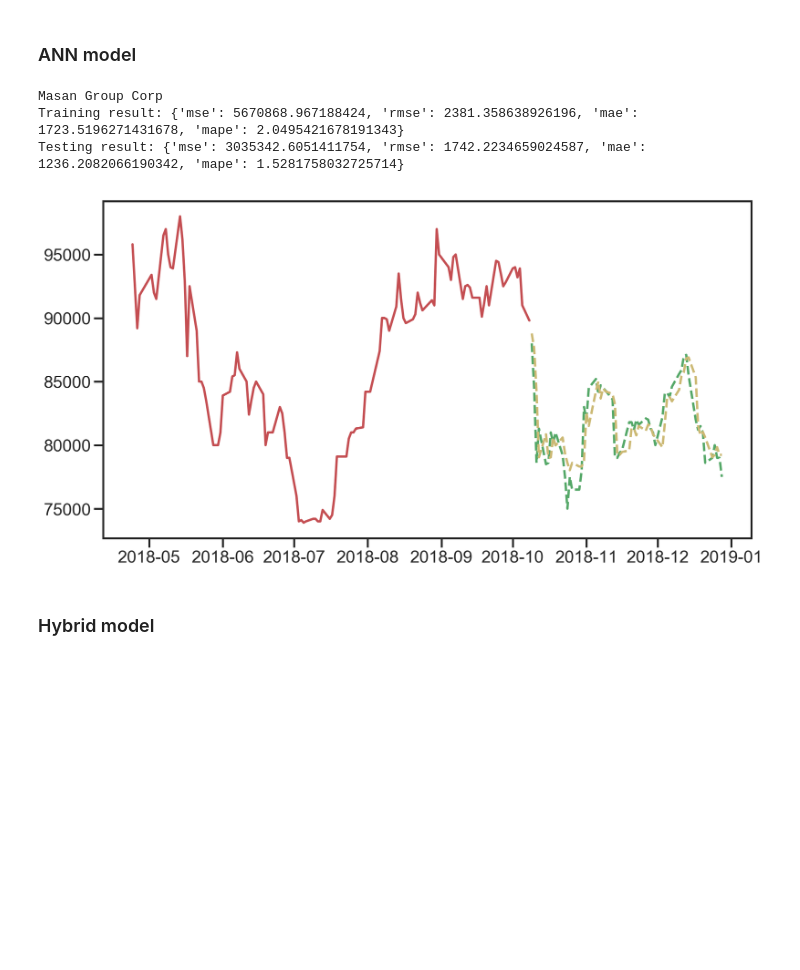
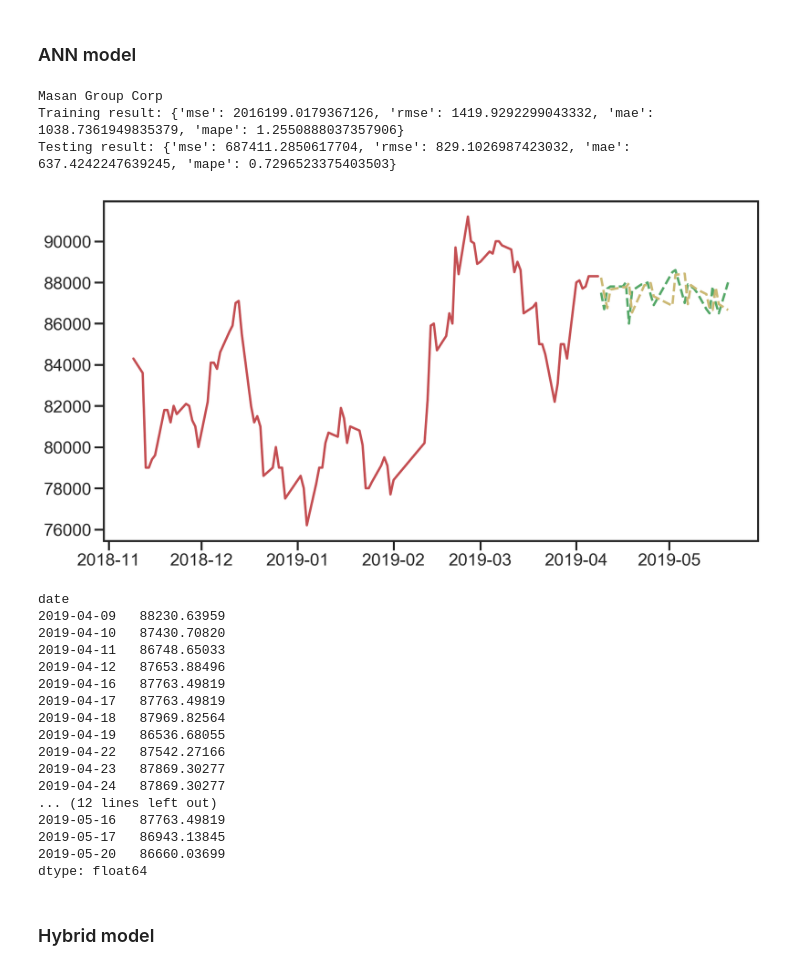
Before and after one commit to thanhphuong163/ForecastingStockPrice_thesis, a Jupyter notebook: get_images.ipynb, the cells around one changed output. Saved outputs shown, nothing was run; the diff lists cells and outputs as text; code cells hidden in the pictures; blank space fills up the shorter version.

```diff
--- a/get_images.ipynb
+++ b/get_images.ipynb
@@ -56,7 +56,7 @@ end = datetime(2019,1,1)
 
 print(lst_ticket[:5])
 
-df = query.get_historical_data(lst_ticket[:5], start=start, end=end)
+df = query.get_historical_data(lst_ticket[:5], start=start)
 closed_price = dict()
 for ticket in lst_ticket[:5]:
     closed_price[ticket] = df[df.name == ticket]['close']
@@ -91,8 +91,8 @@ for ticket in lst_ticket[3:4]:
     # split data
     time_series = time_series.sort_index()
     size = len(time_series)
-    start_train = 0.85
-    end_train = 0.95
+    start_train = 0.9
+    end_train = 0.98
     train_start = int(start_train * size)
     train_end = int(end_train * size)
     train, test = time_series[train_start:train_end], time_series[train_end:]
@@ -105,7 +105,7 @@ for ticket in lst_ticket[3:4]:
         print('Training result:', result['train_evaluation'])
         print('Testing result:', result['test_evaluation'])
         fig, ax1 = plt.subplots(nrows=1, ncols=1, figsize=(15, 8))
-        ax1.plot(train, label='in-sample', color='r', linestyle='-')
+#         ax1.plot(train, label='in-sample', color='r', linestyle='-')
         ax1.plot(test, label='held-out', color='g', linestyle='--')
         ax1.plot(validation, label='predicted held-out', color='y', linestyle='--')
     #     ax1.plot(df_ann_validation['yhat'], label='validation held-out', color='purple', linestyle='--')
@@ -122,36 +122,54 @@ Testing result: {'mse': 3311931.2832220844, 'rmse': 1819.8712270987978, 'mae': 1
 # %%
 for ticket in lst_ticket[3:4]:
     time_series = df[df.name == ticket]['close']
 
     # split data
     time_series = time_series.sort_index()
     size = len(time_series)
-    start_train = 0.85
-    end_train = 0.95
+    start_train = 0.9
+    end_train = 0.98
     train_start = int(start_train * size)
     train_end = int(end_train * size)
     train, test = time_series[train_start:train_end], time_series[train_end:]
 
     result = run_model_with_parameters(train, test, model_selection='ANN', lag=1, hidden_layers=(6,3))
     if result['status']:
         validation = result['model'].validate(test)
         time.sleep(1)
         print(ticket)
         print('Training result:', result['train_evaluation'])
         print('Testing result:', result['test_evaluation'])
         fig, ax1 = plt.subplots(nrows=1, ncols=1, figsize=(15, 8))
         ax1.plot(train, label='in-sample', color='r', linestyle='-')
         ax1.plot(test, label='held-out', color='g', linestyle='--')
         ax1.plot(validation, label='predicted held-out', color='y', linestyle='--')
     #     ax1.plot(df_ann_validation['yhat'], label='validation held-out', color='purple', linestyle='--')
         plt.show()
     else:
         print('None')
+    print(validation)
 # %% [output]
 Masan Group Corp
-Training result: {'mse': 5670868.967188424, 'rmse': 2381.358638926196, 'mae': 1723.5196271431678, 'mape': 2.0495421678191343}
-Testing result: {'mse': 3035342.6051411754, 'rmse': 1742.2234659024587, 'mae': 1236.2082066190342, 'mape': 1.5281758032725714}
+Training result: {'mse': 2016199.0179367126, 'rmse': 1419.9292299043332, 'mae': 1038.7361949835379, 'mape': 1.2550888037357906}
+Testing result: {'mse': 687411.2850617704, 'rmse': 829.1026987423032, 'mae': 637.4242247639245, 'mape': 0.7296523375403503}
-[figure, old version]
+[figure, new version]
+date
+2019-04-09   88230.63959
+2019-04-10   87430.70820
+2019-04-11   86748.65033
+2019-04-12   87653.88496
+2019-04-16   87763.49819
+2019-04-17   87763.49819
+2019-04-18   87969.82564
+2019-04-19   86536.68055
+2019-04-22   87542.27166
+2019-04-23   87869.30277
+2019-04-24   87869.30277
+... (12 lines left out)
+2019-05-16   87763.49819
+2019-05-17   86943.13845
+2019-05-20   86660.03699
+dtype: float64
 # %% [markdown]
 ### Hybrid model
 # %%
```
Also changed, not shown: parts of 5 cells of this notebook, 3 other files.
